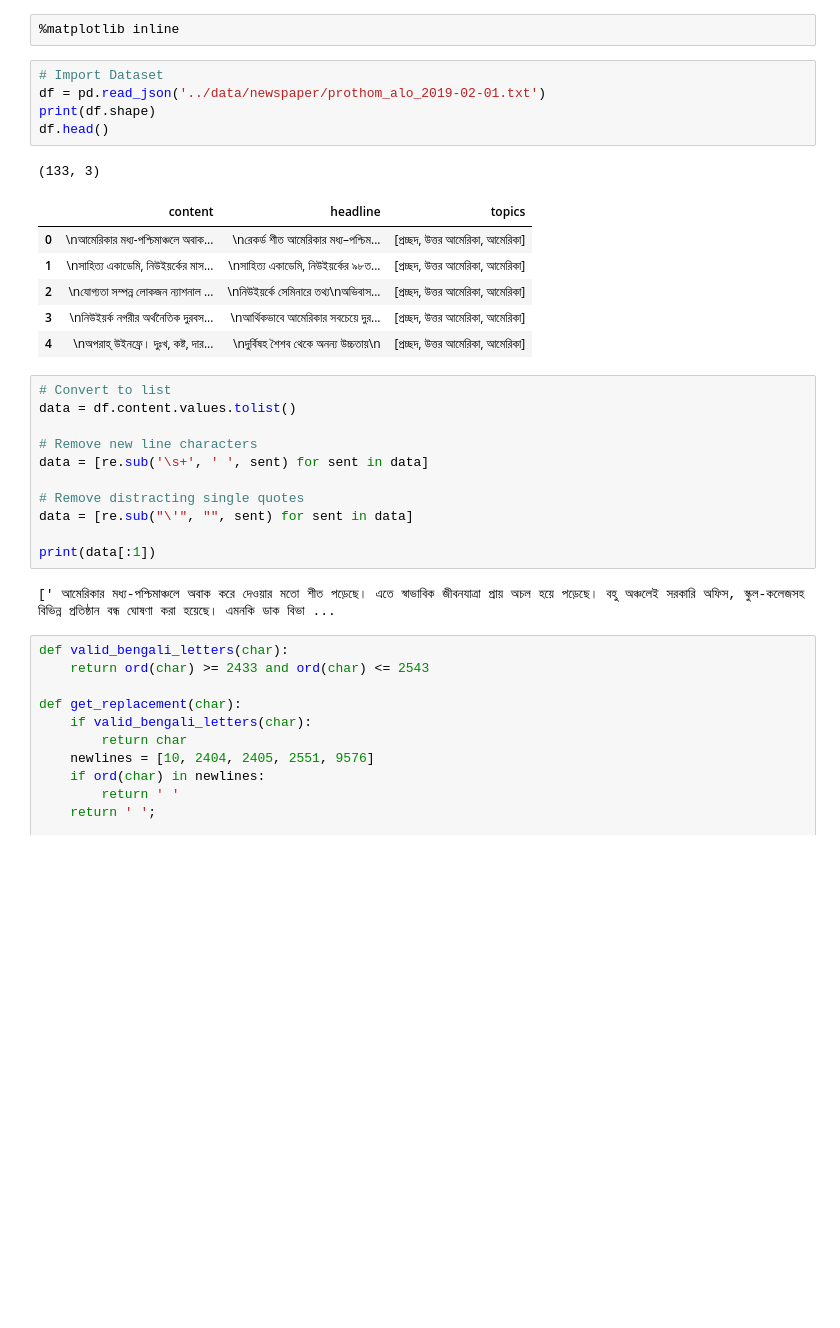
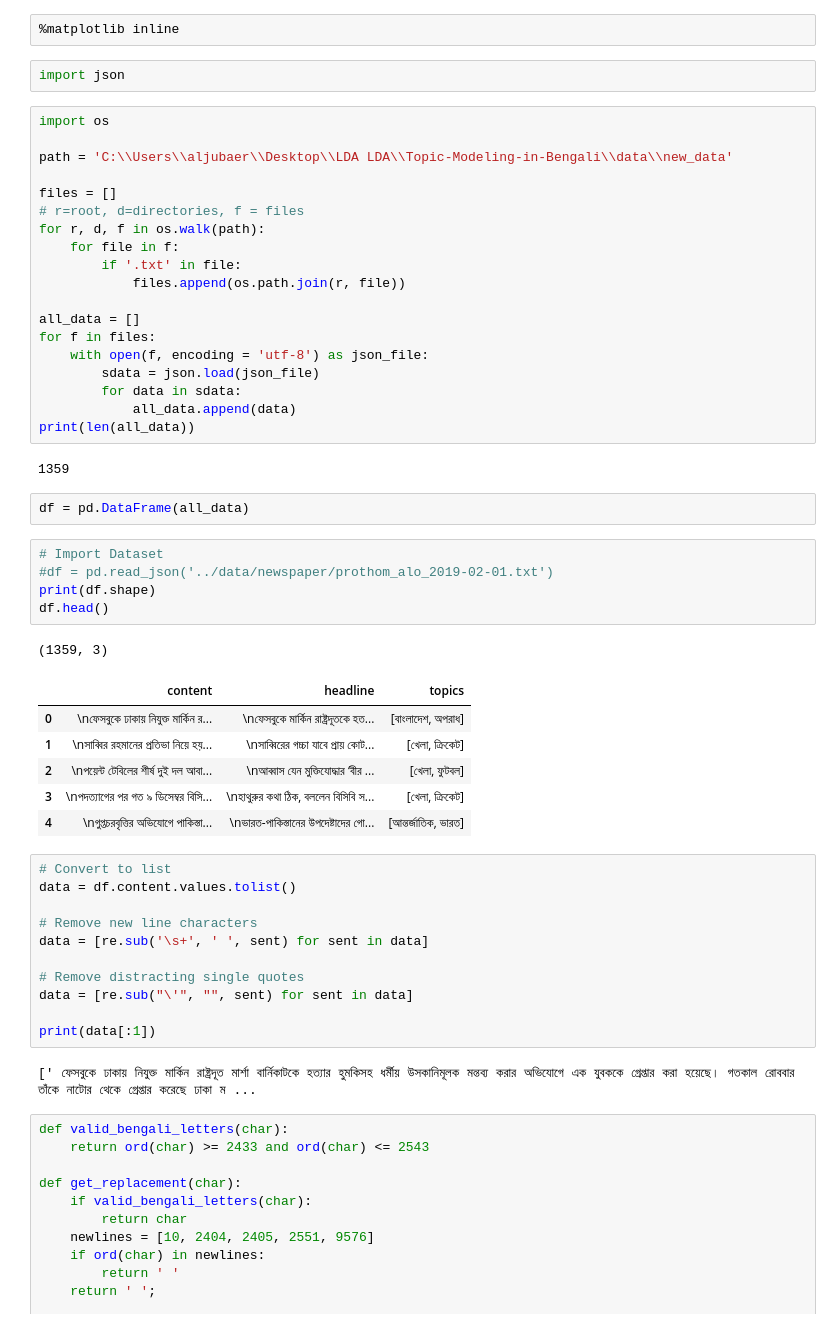
Before and after one commit to aljubaer/Topic-Modeling-in-Bengali, a Jupyter notebook: code/lda-visualizer.ipynb, the cells around one changed output. Saved outputs shown, nothing was run; the diff lists cells and outputs as text; blank space fills up the shorter version.

```diff
--- a/code/lda-visualizer.ipynb
+++ b/code/lda-visualizer.ipynb
@@ -12,19 +12,44 @@ from gensim.models import CoherenceModel
 import nltk
 # %%
 %matplotlib inline
+# %%
+import json
+# %%
+import os
+
+path = 'C:\\Users\\aljubaer\\Desktop\\LDA LDA\\Topic-Modeling-in-Bengali\\data\\new_data'
+
+files = []
+# r=root, d=directories, f = files
+for r, d, f in os.walk(path):
+    for file in f:
+        if '.txt' in file:
+            files.append(os.path.join(r, file))
+
+all_data = []
+for f in files:
+    with open(f, encoding = 'utf-8') as json_file:
+        sdata = json.load(json_file)
+        for data in sdata:
+            all_data.append(data)
+print(len(all_data))
+# %% [output]
+1359
+# %%
+df = pd.DataFrame(all_data)
 # %%
 # Import Dataset
-df = pd.read_json('../data/newspaper/prothom_alo_2019-02-01.txt')
+#df = pd.read_json('../data/newspaper/prothom_alo_2019-02-01.txt')
 print(df.shape)
 df.head()
 # %% [output]
-(133, 3)
+(1359, 3)
 |  | content | headline | topics |
-| 0 | \nআমেরিকার মধ্য-পশ্চিমাঞ্চলে অবাক... | \nরেকর্ড শীত আমেরিকার মধ্য–পশ্চিম... | [প্রচ্ছদ, উত্তর আমেরিকা, আমেরিকা] |
-| 1 | \nসাহিত্য একাডেমি, নিউইয়র্কের মাস... | \nসাহিত্য একাডেমি, নিউইয়র্কের ৯৮ত... | [প্রচ্ছদ, উত্তর আমেরিকা, আমেরিকা] |
-| 2 | \nযোগ্যতা সম্পন্ন লোকজন ন্যাশনাল ... | \nনিউইয়র্কে সেমিনারে তথ্য\nঅভিবাস... | [প্রচ্ছদ, উত্তর আমেরিকা, আমেরিকা] |
-| 3 | \nনিউইয়র্ক নগরীর অর্থনৈতিক দুরবস... | \nআর্থিকভাবে আমেরিকার সবচেয়ে দুর... | [প্রচ্ছদ, উত্তর আমেরিকা, আমেরিকা] |
-| 4 | \nঅপরাহ্ উইনফ্রে। দুঃখ, কষ্ট, দার... | \nদুর্বিষহ শৈশব থেকে অনন্য উচ্চতায়\n | [প্রচ্ছদ, উত্তর আমেরিকা, আমেরিকা] |
+| 0 | \nফেসবুকে ঢাকায় নিযুক্ত মার্কিন র... | \nফেসবুকে মার্কিন রাষ্ট্রদূতকে হত... | [বাংলাদেশ, অপরাধ] |
+| 1 | \nসাব্বির রহমানের প্রতিভা নিয়ে হয়... | \nসাব্বিরের গচ্চা যাবে প্রায় কোট... | [খেলা, ক্রিকেট] |
+| 2 | \nপয়েন্ট টেবিলের শীর্ষ দুই দল আবা... | \nআব্বাস যেন মুক্তিযোদ্ধার ‌‘বীর ... | [খেলা, ফুটবল] |
+| 3 | \nপদত্যাগের পর গত ৯ ডিসেম্বর বিসি... | \nহাথুরুর কথা ঠিক, বললেন বিসিবি স... | [খেলা, ক্রিকেট] |
+| 4 | \nগুপ্তচরবৃত্তির অভিযোগে পাকিস্তা... | \nভারত-পাকিস্তানের উপদেষ্টাদের গো... | [আন্তর্জাতিক, ভারত] |
 # %%
 # Convert to list
 data = df.content.values.tolist()
@@ -37,7 +62,7 @@ data = [re.sub("\'", "", sent) for sent in data]
 
 print(data[:1])
 # %% [output]
-[' আমেরিকার মধ্য-পশ্চিমাঞ্চলে অবাক করে দেওয়ার মতো শীত পড়েছে। এতে স্বাভাবিক জীবনযাত্রা প্রায় অচল হয়ে পড়েছে। বহু অঞ্চলেই সরকারি অফিস, স্কুল-কলেজসহ বিভিন্ন প্রতিষ্ঠান বন্ধ ঘোষণা করা হয়েছে। এমনকি ডাক বিভা ...
+[' ফেসবুকে ঢাকায় নিযুক্ত মার্কিন রাষ্ট্রদূত মার্শা বার্নিকাটকে হত্যার হুমকিসহ ধর্মীয় উসকানিমূলক মন্তব্য করার অভিযোগে এক যুবককে গ্রেপ্তার করা হয়েছে। গতকাল রোববার তাঁকে নাটোর থেকে গ্রেপ্তার করেছে ঢাকা ম ...
 # %%
 def valid_bengali_letters(char):
     return ord(char) >= 2433 and ord(char) <= 2543
```
Also changed, not shown: parts of 13 cells of this notebook, 3 other files.
